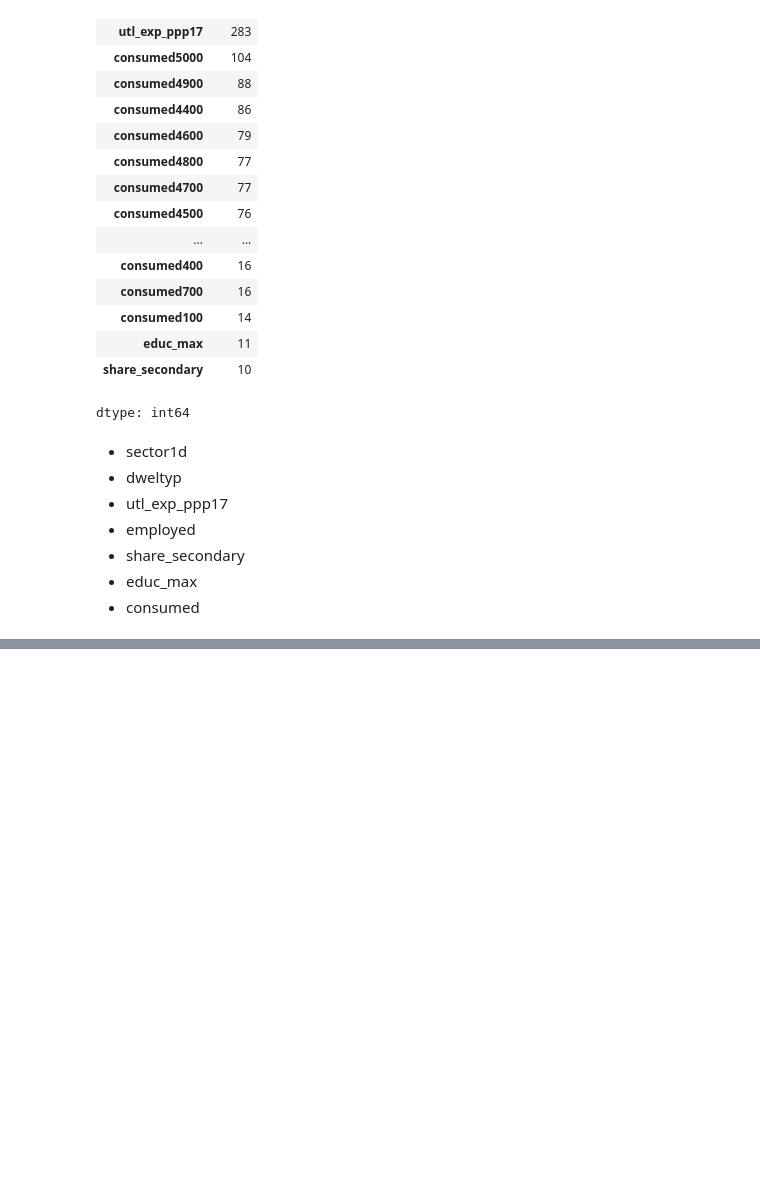
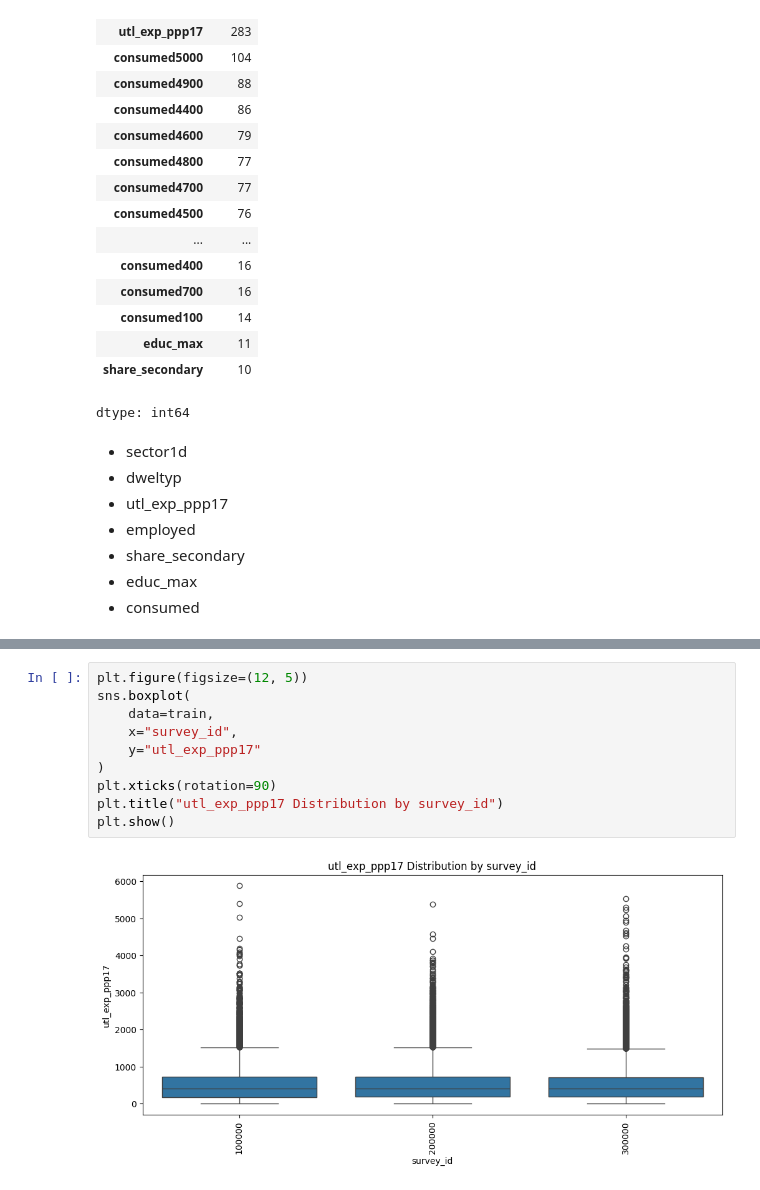
Before and after one commit to yuhui-0611/contest, a Jupyter notebook: Poverty_Prediction_Challenge.ipynb, the cells around one changed output, grey strips where cells are left out. Saved outputs shown, nothing was run; the diff lists cells and outputs as text; blank space fills up the shorter version.

```diff
--- a/Poverty_Prediction_Challenge.ipynb
+++ b/Poverty_Prediction_Challenge.ipynb
@@ -326,0 +404,12 @@ dtype: int64
+# %%
+plt.figure(figsize=(12, 5))
+sns.boxplot(
+    data=train,
+    x="survey_id",
+    y="utl_exp_ppp17"
+)
+plt.xticks(rotation=90)
+plt.title("utl_exp_ppp17 Distribution by survey_id")
+plt.show()
+# %% [output]
+[figure, added]
```
Also changed, not shown: parts of 34 cells of this notebook.
